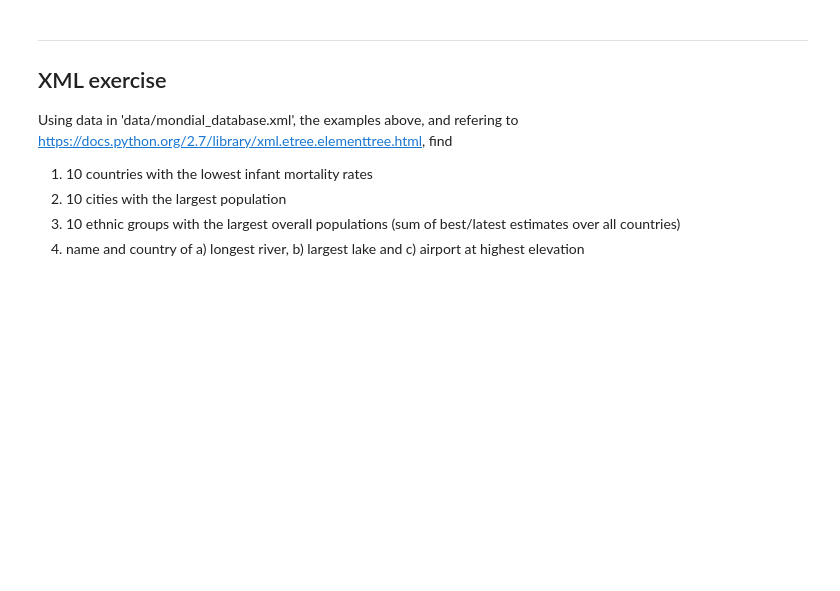
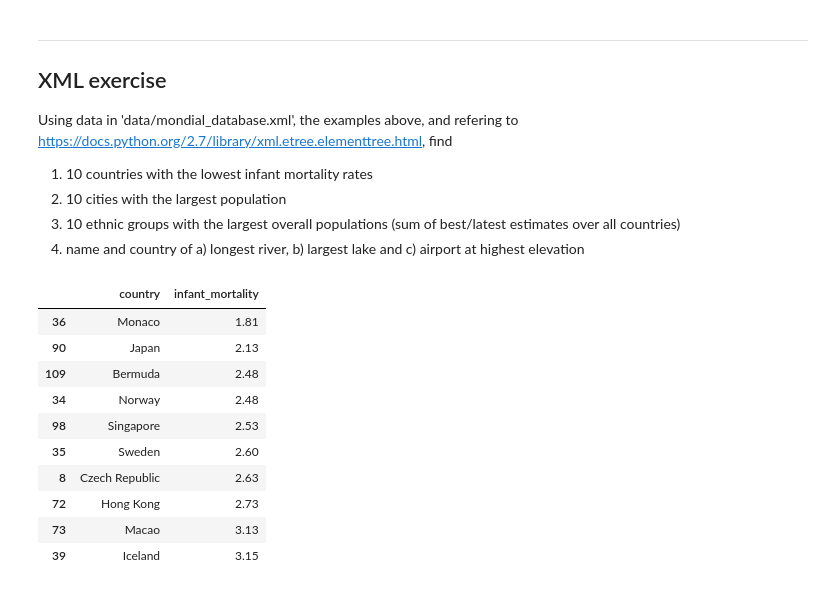
Before and after one commit to leahob/dsi_exercises, a Jupyter notebook: data_wrangling_xml/sliderule_dsi_xml_exercise.ipynb, the cells around one changed output. Drawn from its saved outputs; the diff is of its cells as text; code cells hidden in the pictures; blank space fills up the shorter version.

```diff
--- a/data_wrangling_xml/sliderule_dsi_xml_exercise.ipynb
+++ b/data_wrangling_xml/sliderule_dsi_xml_exercise.ipynb
@@ -56,2 +62,27 @@ Using data in 'data/mondial_database.xml', the examples above, and refering to h
 # %%
-document = ET.parse( './data/mondial_database.xml' )
+document_tree = ET.parse( './data/mondial_database.xml' )
+# %%
+# print names of all countries
+namelist = []
+ratelist = []
+for element in document_tree.iterfind('country'):
+    name = element.find('name').text
+    if element.find('infant_mortality') is not None:
+        rate = element.find('infant_mortality').text
+        namelist.append(name)
+        ratelist.append(float(rate))
+
+ratedf = pd.DataFrame({'country': namelist, 'infant_mortality': ratelist})
+ratedf.sort_values(by = 'infant_mortality').head(10)
+# %% [output]
+|  | country | infant_mortality |
+| 36 | Monaco | 1.81 |
+| 90 | Japan | 2.13 |
+| 109 | Bermuda | 2.48 |
+| 34 | Norway | 2.48 |
+| 98 | Singapore | 2.53 |
+| 35 | Sweden | 2.60 |
+| 8 | Czech Republic | 2.63 |
+| 72 | Hong Kong | 2.73 |
+| 73 | Macao | 3.13 |
+| 39 | Iceland | 3.15 |
```
Also changed, not shown: parts of 3 cells of this notebook.
